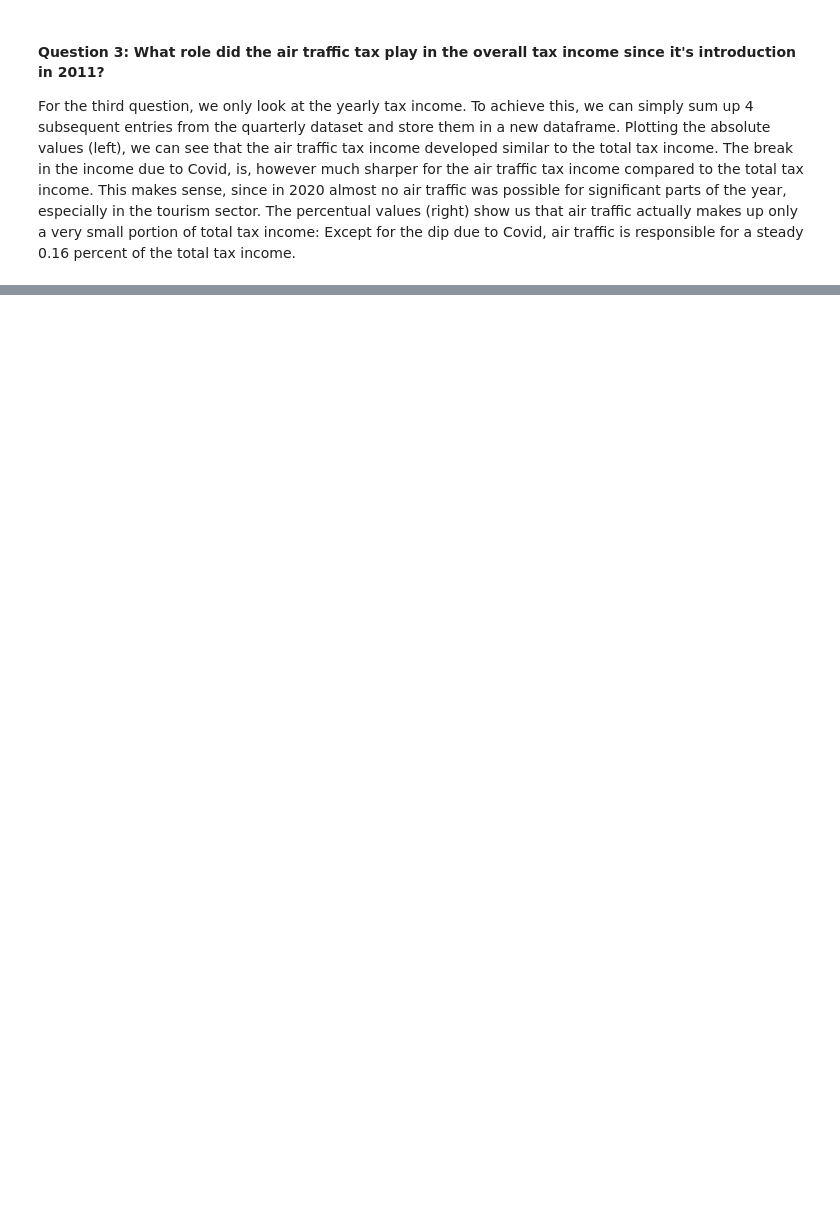
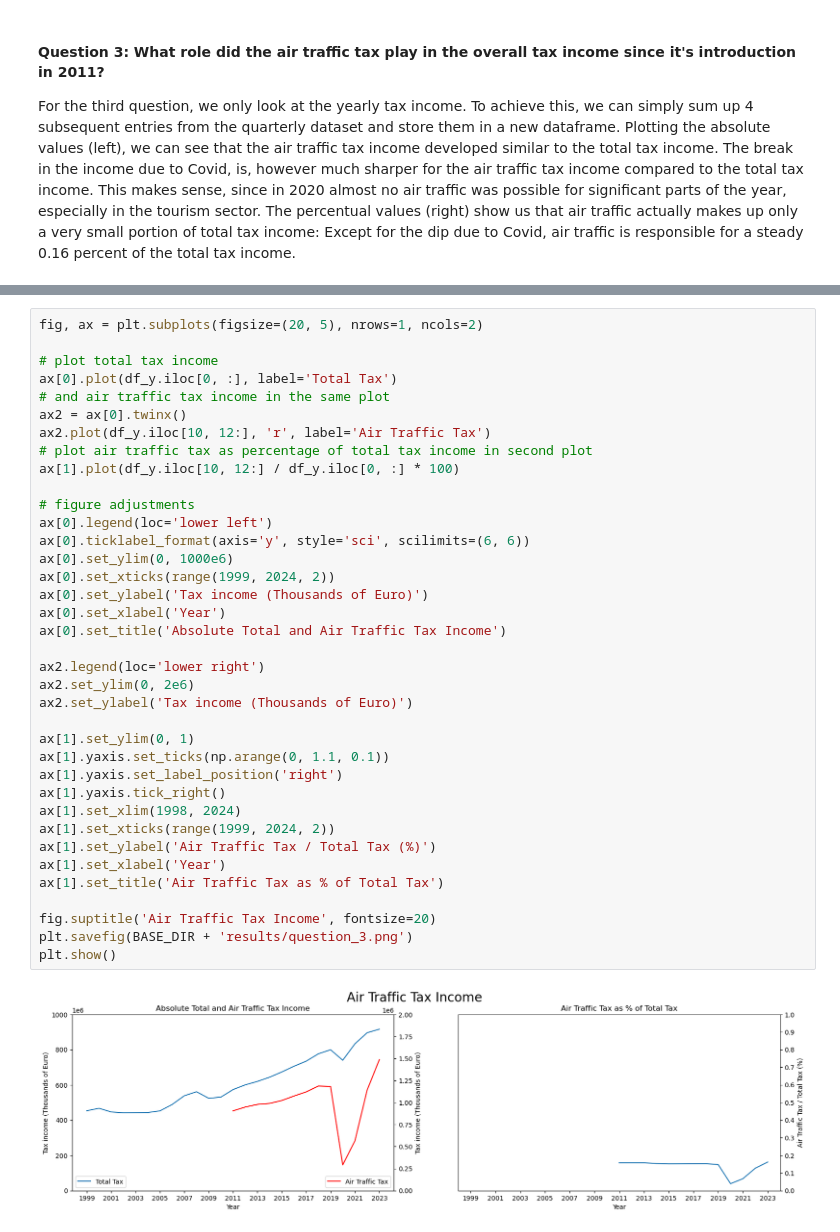
Before and after one commit to n-koenig/german_tax_income_analysis, a Jupyter notebook: bin/computational_narrative.ipynb, the cells around one changed output, grey strips where cells are left out. Drawn from its saved outputs; the diff is of its cells as text; blank space fills up the shorter version.

```diff
--- a/bin/computational_narrative.ipynb
+++ b/bin/computational_narrative.ipynb
@@ -116 +168,40 @@ For the third question, we only look at the yearly tax income. To achieve this,
+# %%
+fig, ax = plt.subplots(figsize=(20, 5), nrows=1, ncols=2)
+
+# plot total tax income
+ax[0].plot(df_y.iloc[0, :], label='Total Tax')
+# and air traffic tax income in the same plot
+ax2 = ax[0].twinx()
+ax2.plot(df_y.iloc[10, 12:], 'r', label='Air Traffic Tax')
+# plot air traffic tax as percentage of total tax income in second plot
+ax[1].plot(df_y.iloc[10, 12:] / df_y.iloc[0, :] * 100)
+
+# figure adjustments
+ax[0].legend(loc='lower left')
+ax[0].ticklabel_format(axis='y', style='sci', scilimits=(6, 6))
+ax[0].set_ylim(0, 1000e6)
+ax[0].set_xticks(range(1999, 2024, 2))
+ax[0].set_ylabel('Tax income (Thousands of Euro)')
+ax[0].set_xlabel('Year')
+ax[0].set_title('Absolute Total and Air Traffic Tax Income')
+
+ax2.legend(loc='lower right')
+ax2.set_ylim(0, 2e6)
+ax2.set_ylabel('Tax income (Thousands of Euro)')
+
+ax[1].set_ylim(0, 1)
+ax[1].yaxis.set_ticks(np.arange(0, 1.1, 0.1))
+ax[1].yaxis.set_label_position('right')
+ax[1].yaxis.tick_right()
+ax[1].set_xlim(1998, 2024)
+ax[1].set_xticks(range(1999, 2024, 2))
+ax[1].set_ylabel('Air Traffic Tax / Total Tax (%)')
+ax[1].set_xlabel('Year')
+ax[1].set_title('Air Traffic Tax as % of Total Tax')
+
+fig.suptitle('Air Traffic Tax Income', fontsize=20)
+plt.savefig(BASE_DIR + 'results/question_3.png')
+plt.show()
+# %% [output]
+[figure, added]
 # %% [markdown]
```
Also changed, not shown: parts of 8 cells of this notebook, 4 other files.
